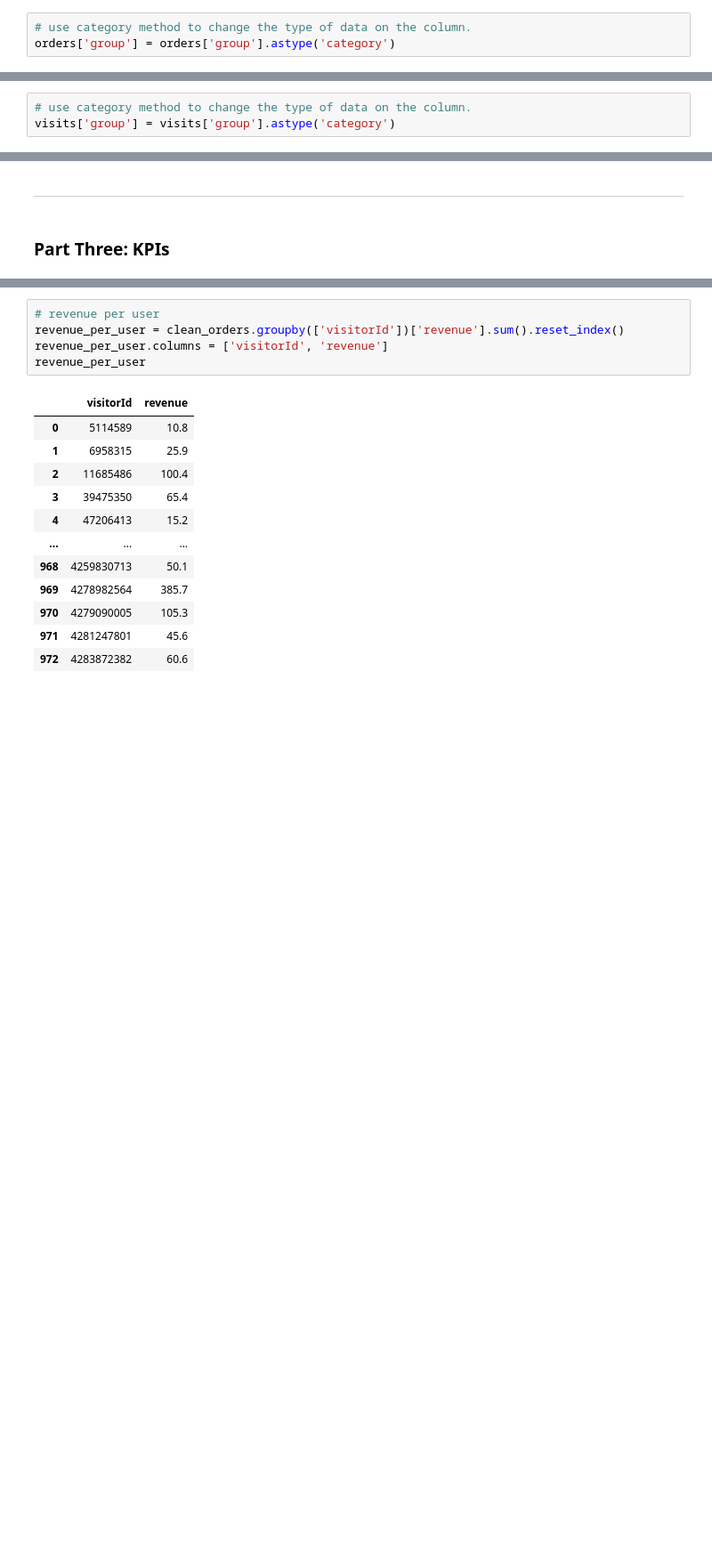
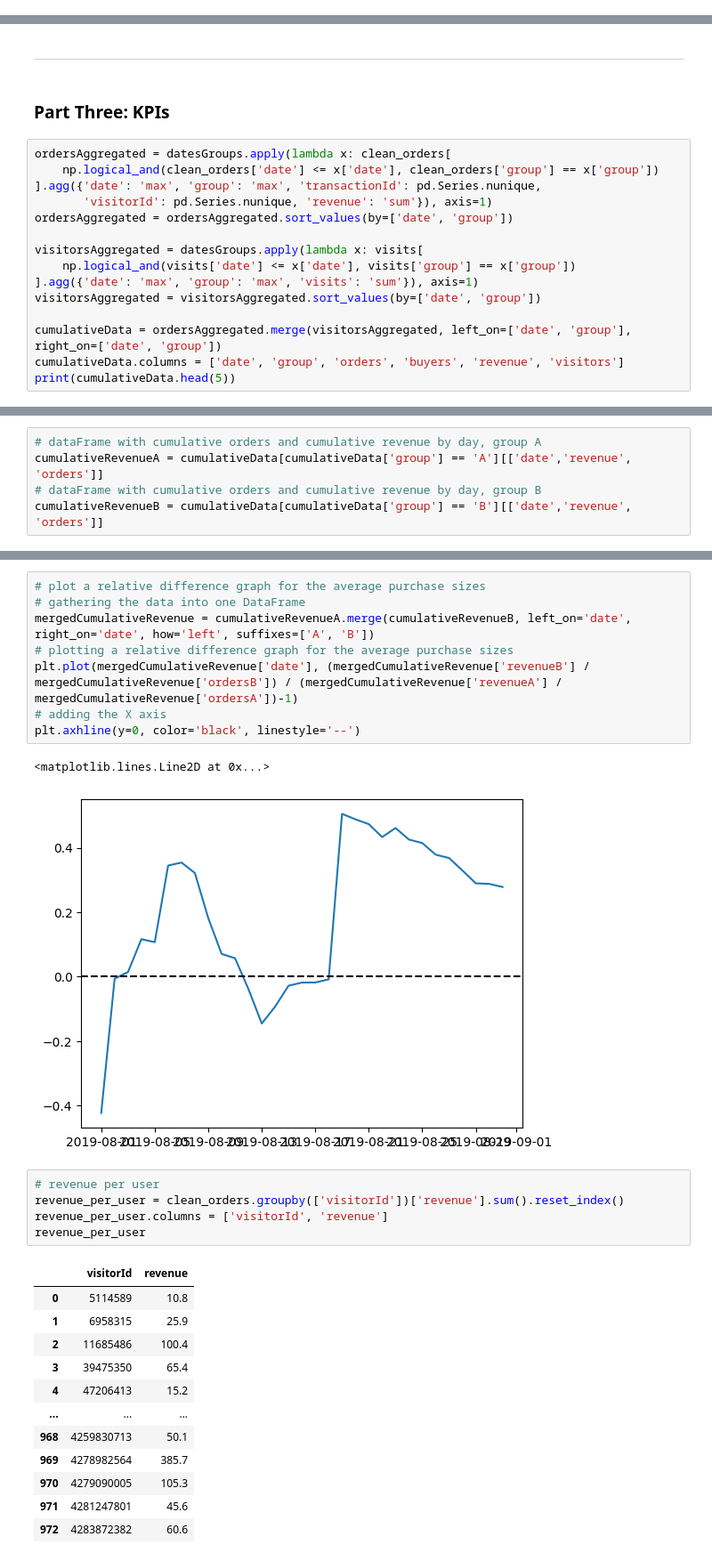
Before and after one commit to CesarChaparro1974/AB_Testing_Project, a Jupyter notebook: A_B_test_project.ipynb, the cells around one changed output, grey strips where cells are left out. Shown at 89% size. Cells and saved outputs as stored; diff of their text form; blank space fills up the shorter version.

Commit message:
done until the plot

```diff
--- a/A_B_test_project.ipynb
+++ b/A_B_test_project.ipynb
@@ -120,3 +103,0 @@ memory usage: 105.3 KB
-# %%
-# use category method to change the type of data on the column.
-orders['group'] = orders['group'].astype('category')
@@ -155,3 +103,0 @@ memory usage: 4.6 KB
-# %%
-# use category method to change the type of data on the column.
-visits['group'] = visits['group'].astype('category')
@@ -279,3 +206,18 @@ Name: visitorId, dtype: int64
 ***
 # %% [markdown]
 ### Part Three: KPIs
+# %%
+ordersAggregated = datesGroups.apply(lambda x: clean_orders[
+    np.logical_and(clean_orders['date'] <= x['date'], clean_orders['group'] == x['group'])
+].agg({'date': 'max', 'group': 'max', 'transactionId': pd.Series.nunique,
+       'visitorId': pd.Series.nunique, 'revenue': 'sum'}), axis=1)
+ordersAggregated = ordersAggregated.sort_values(by=['date', 'group'])
+
+visitorsAggregated = datesGroups.apply(lambda x: visits[
+    np.logical_and(visits['date'] <= x['date'], visits['group'] == x['group'])
+].agg({'date': 'max', 'group': 'max', 'visits': 'sum'}), axis=1)
+visitorsAggregated = visitorsAggregated.sort_values(by=['date', 'group'])
+
+cumulativeData = ordersAggregated.merge(visitorsAggregated, left_on=['date', 'group'], right_on=['date', 'group'])
+cumulativeData.columns = ['date', 'group', 'orders', 'buyers', 'revenue', 'visitors']
+print(cumulativeData.head(5))
@@ -281,0 +231,5 @@ Name: visitorId, dtype: int64
+# %%
+# dataFrame with cumulative orders and cumulative revenue by day, group A
+cumulativeRevenueA = cumulativeData[cumulativeData['group'] == 'A'][['date','revenue', 'orders']]
+# dataFrame with cumulative orders and cumulative revenue by day, group B
+cumulativeRevenueB = cumulativeData[cumulativeData['group'] == 'B'][['date','revenue', 'orders']]
@@ -282,3 +305,14 @@ Name: visitorId, dtype: int64
+# %%
+# plot a relative difference graph for the average purchase sizes
+# gathering the data into one DataFrame
+mergedCumulativeRevenue = cumulativeRevenueA.merge(cumulativeRevenueB, left_on='date', right_on='date', how='left', suffixes=['A', 'B'])
+# plotting a relative difference graph for the average purchase sizes
+plt.plot(mergedCumulativeRevenue['date'], (mergedCumulativeRevenue['revenueB'] / mergedCumulativeRevenue['ordersB']) / (mergedCumulativeRevenue['revenueA'] / mergedCumulativeRevenue['ordersA'])-1)
+# adding the X axis
+plt.axhline(y=0, color='black', linestyle='--')
+# %% [output]
+<matplotlib.lines.Line2D at 0x...>
+[figure, added]
 # %%
 # revenue per user
 revenue_per_user = clean_orders.groupby(['visitorId'])['revenue'].sum().reset_index()
```
Also changed, not shown: parts of 16 cells of this notebook.
